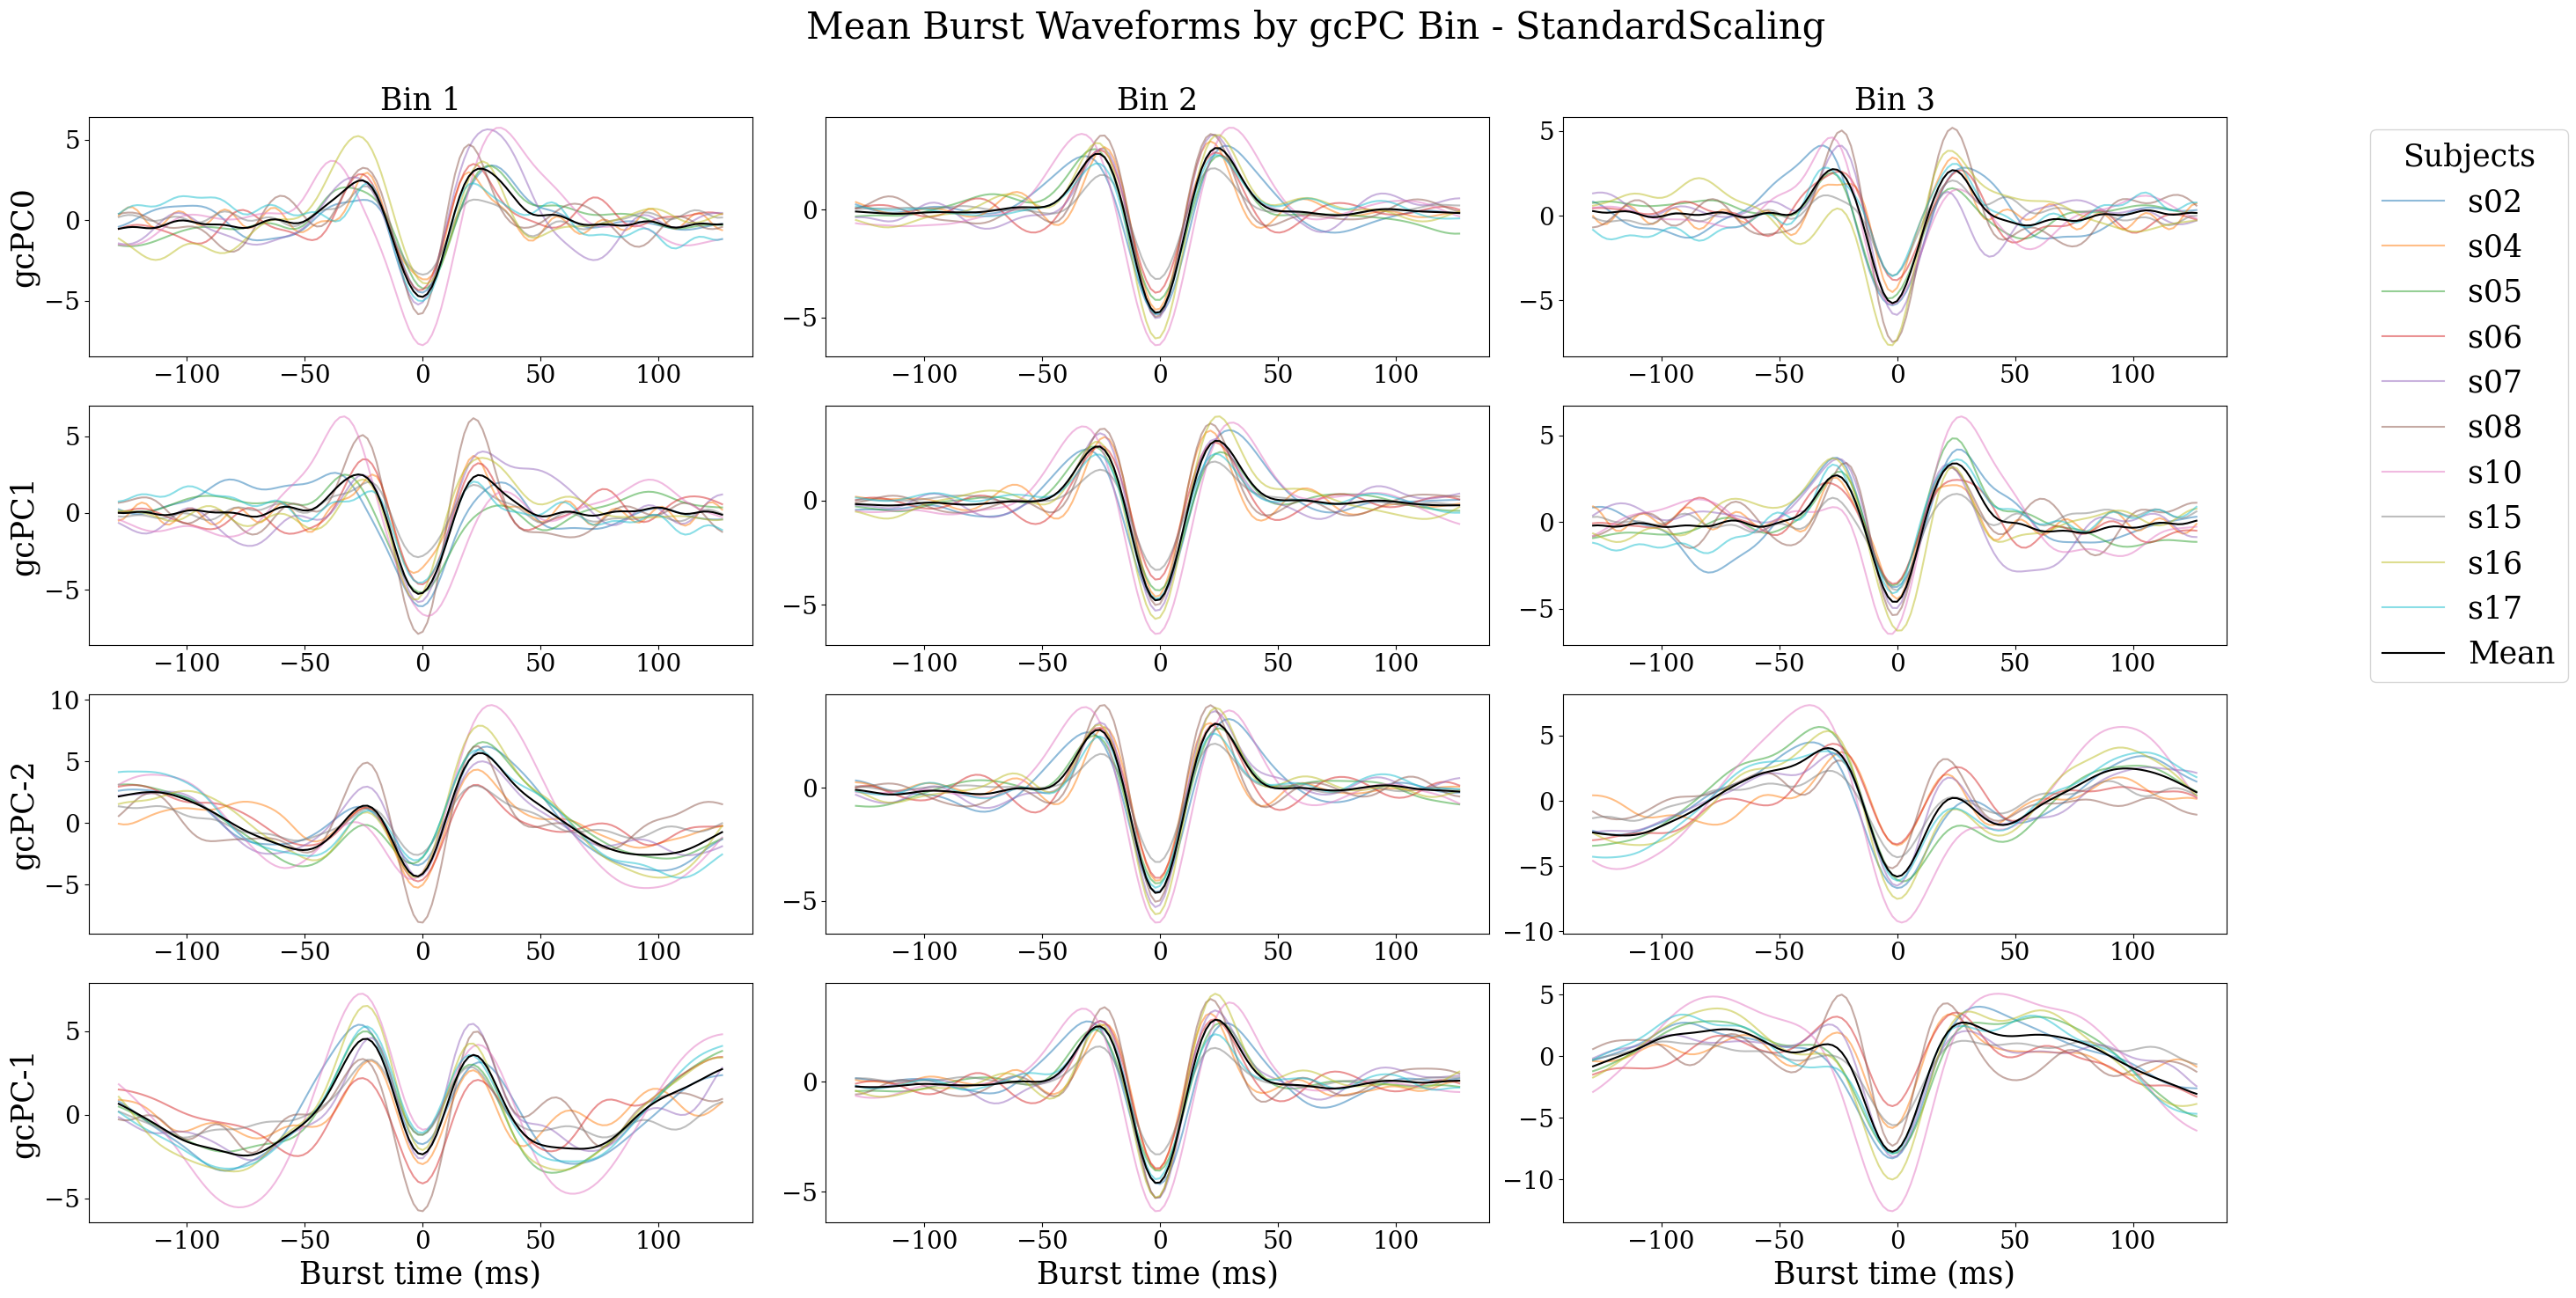
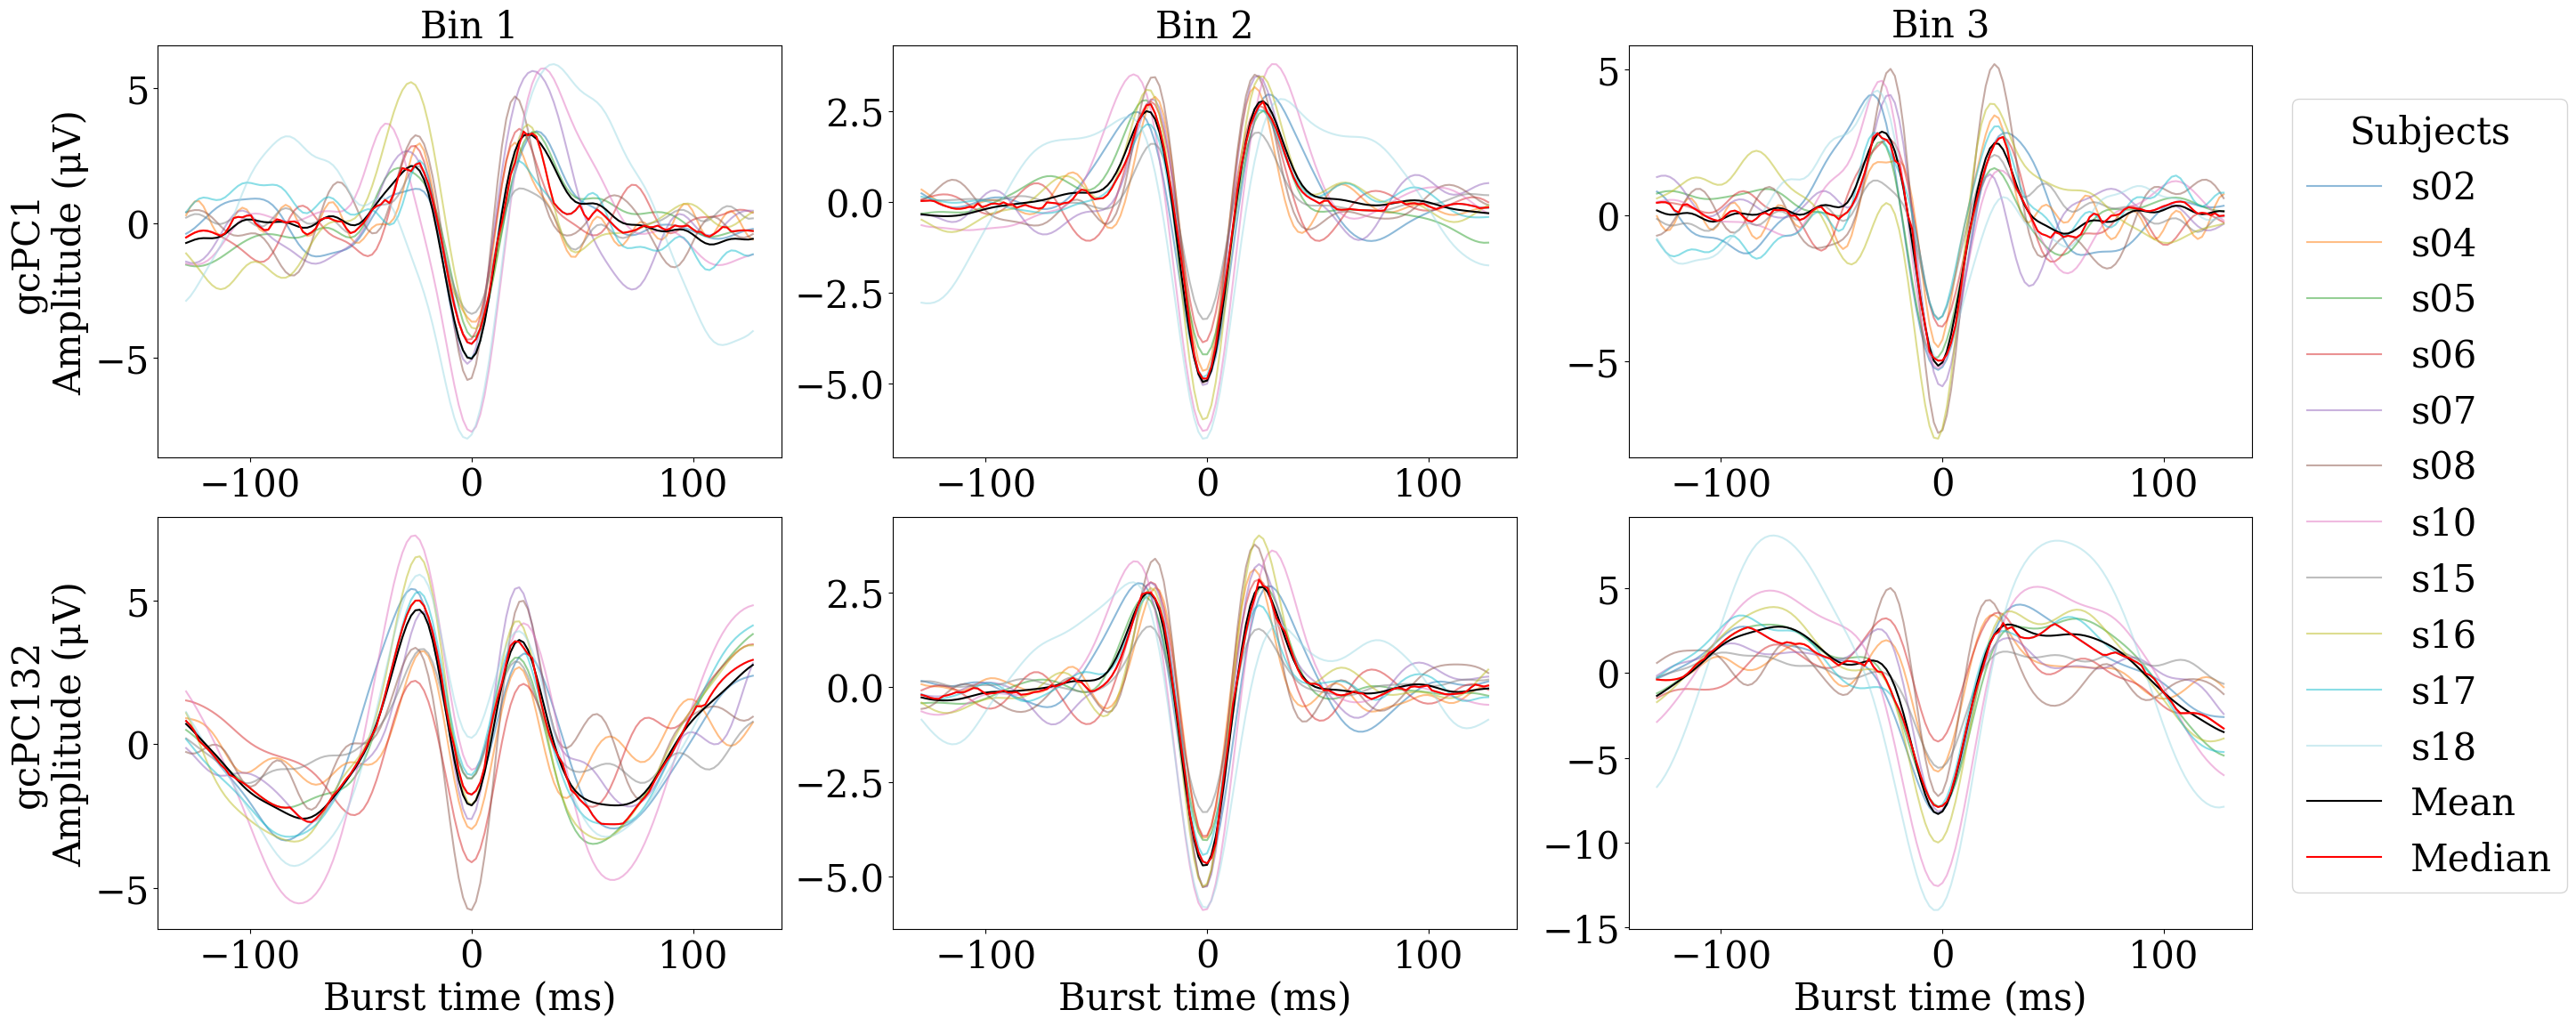
The change to this notebook cell's code, shown as a diff; its figure went from the first image to the second:
--- before
+++ after
@@ -1,5 +1,6 @@
 n_bins = 3
+cols = [0, -1]
 
-fig, ax = plt.subplots(len(cols), n_bins, figsize=(30, 15))
+fig, ax = plt.subplots(len(cols), n_bins, figsize=(30, 12))
 
 # Assign colors to subjects
@@ -13,5 +14,5 @@
     for bin in range(n_bins):
         sub_mean_waveforms = []  # for each bin
-        for sub in subjects[subjects != "s18"]:  # [subjects != "s18"]
+        for sub in subjects:  # [subjects != "s18"]
             sub_bursts_idx = np.isin(correct_bursts['subject'], sub) & area
             pc_bin_lims = np.percentile(all_scores[sub_bursts_idx, col], np.linspace(0, 100, n_bins + 1))
@@ -30,27 +31,36 @@
                 mean_sub_waveform = np.mean(correct_bursts['waveform'][idx, :], axis=0)
                 ax[col, bin].plot(burst_times, mean_sub_waveform, color=subject_colors[sub], label=label, alpha=0.5)
-                ax[col, bin].tick_params(axis='both', which='major', labelsize=20)
+                ax[col, bin].tick_params(axis='both', which='major', labelsize=30)
                 sub_mean_waveforms.append(mean_sub_waveform)
         
         if sub_mean_waveforms:
-            label = "Mean"
-            if label not in labels:
-                labels.append(label)
+            label_mean, label_median = "Mean", "Median"
+            if label_mean not in labels:
+                labels.append(label_mean)
+            elif label_median not in labels:
+                labels.append(label_median)
 
             overall_mean = np.mean(np.array(sub_mean_waveforms), axis=0)
-            ax[col, bin].plot(burst_times, overall_mean, label=label, color='black', alpha=1)
+            ax[col, bin].plot(burst_times, overall_mean, label=label_mean, color='black', alpha=1)
             bin_mean_waveforms.extend(sub_mean_waveforms)
 
-        ax[0, bin].set_title(f'Bin {bin + 1}', fontsize=25)
-        ax[len(cols)-1, bin].set_xlabel('Burst time (ms)', fontsize=25)
+            overall_median = np.median(np.array(sub_mean_waveforms), axis=0)
+            ax[col, bin].plot(burst_times, overall_median, label=label_median, color='red', alpha=1)
+
+        ax[0, bin].set_title(f'Bin {bin + 1}', fontsize=30)
+        ax[len(cols)-1, bin].set_xlabel('Burst time (ms)', fontsize=30)
 
     if bin_mean_waveforms:
         mean_waveforms.append(np.mean(np.array(bin_mean_waveforms), axis=0))       
 
-    ax[col, 0].set_ylabel(f'gcPC{col}', fontsize=25)
+    y_label = "gcPC1\nAmplitude (μV)" if col == 0 else f"gcPC{len(gcpca_model.loadings_[1])}\nAmplitude (μV)"
+    ax[col, 0].set_ylabel(y_label, fontsize=30)
 
 # Adjust subplots to make space for legend
 fig.subplots_adjust(right=0.85)
-fig.legend(labels=labels, bbox_to_anchor=(0.98, 0.90), title='Subjects', title_fontsize=25, fontsize=25)
-fig.suptitle('Mean Burst Waveforms by gcPC Bin - StandardScaling', fontsize=30)
+fig.legend(labels=labels, bbox_to_anchor=(0.97, 0.89), title='Subjects', title_fontsize=30, fontsize=30)
+# fig.suptitle('Mean Burst Waveforms by gcPC Bin - StandardScaling', fontsize=30)
 plt.tight_layout(rect=[0, 0, 0.85, 0.97])
+plt.savefig('./plots/GL_gcPCA-transformed_MAD-based_waveforms.png', dpi=300)
+plt.savefig('./plots/GL_gcPCA-transformed_MAD-based_waveforms.svg', format='svg')
+plt.show()

Commit: Plot adjusting for report